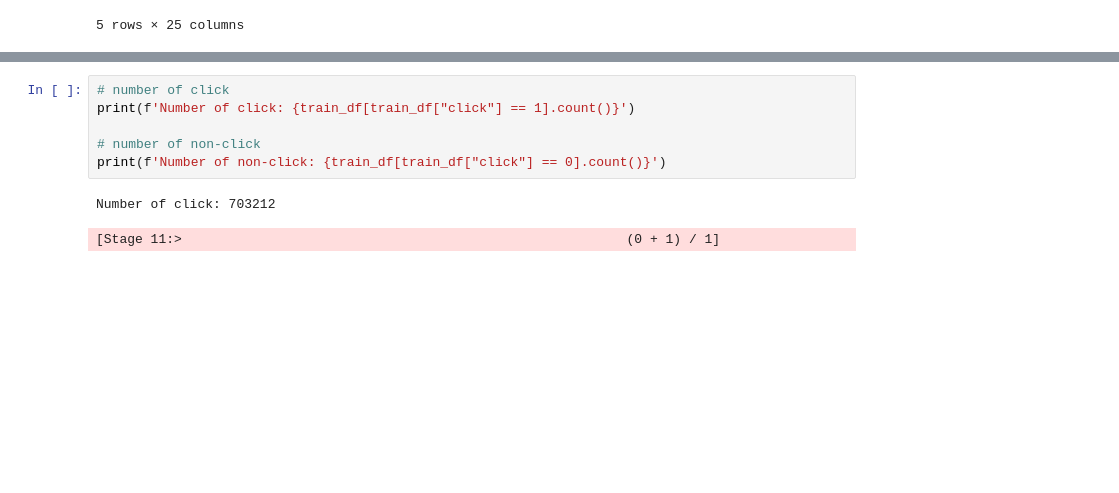
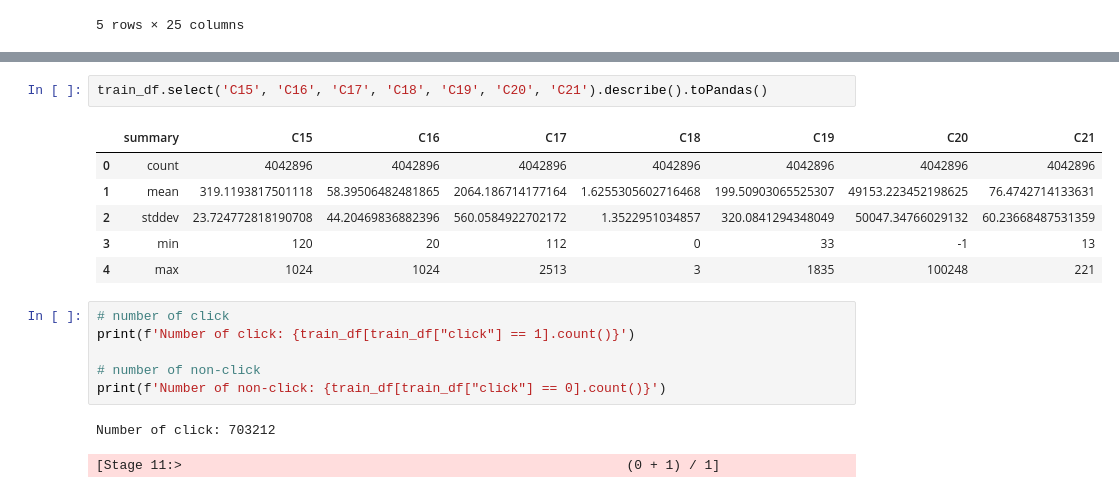
Before and after one commit to nicholasgun/ctr-prediction, a Jupyter notebook: ctr-prediction.ipynb, the cells around one changed output, grey strips where cells are left out. Cells and saved outputs as stored; diff of their text form; blank space fills up the shorter version.

```diff
--- a/ctr-prediction.ipynb
+++ b/ctr-prediction.ipynb
@@ -111,3 +142,12 @@ train_df.describe().toPandas()
+# %%
+train_df.select('C15', 'C16', 'C17', 'C18', 'C19', 'C20', 'C21').describe().toPandas()
+# %% [output]
+|  | summary | C15 | C16 | C17 | C18 | C19 | C20 | C21 |
+| 0 | count | 4042896 | 4042896 | 4042896 | 4042896 | 4042896 | 4042896 | 4042896 |
+| 1 | mean | 319.1193817501118 | 58.39506482481865 | 2064.186714177164 | 1.6255305602716468 | 199.50903065525307 | 49153.223452198625 | 76.4742714133631 |
+| 2 | stddev | 23.724772818190708 | 44.20469836882396 | 560.0584922702172 | 1.3522951034857 | 320.0841294348049 | 50047.34766029132 | 60.23668487531359 |
+| 3 | min | 120 | 20 | 112 | 0 | 33 | -1 | 13 |
+| 4 | max | 1024 | 1024 | 2513 | 3 | 1835 | 100248 | 221 |
 # %%
 # number of click
 print(f'Number of click: {train_df[train_df["click"] == 1].count()}')
```
Also changed, not shown: parts of 5 cells of this notebook.
